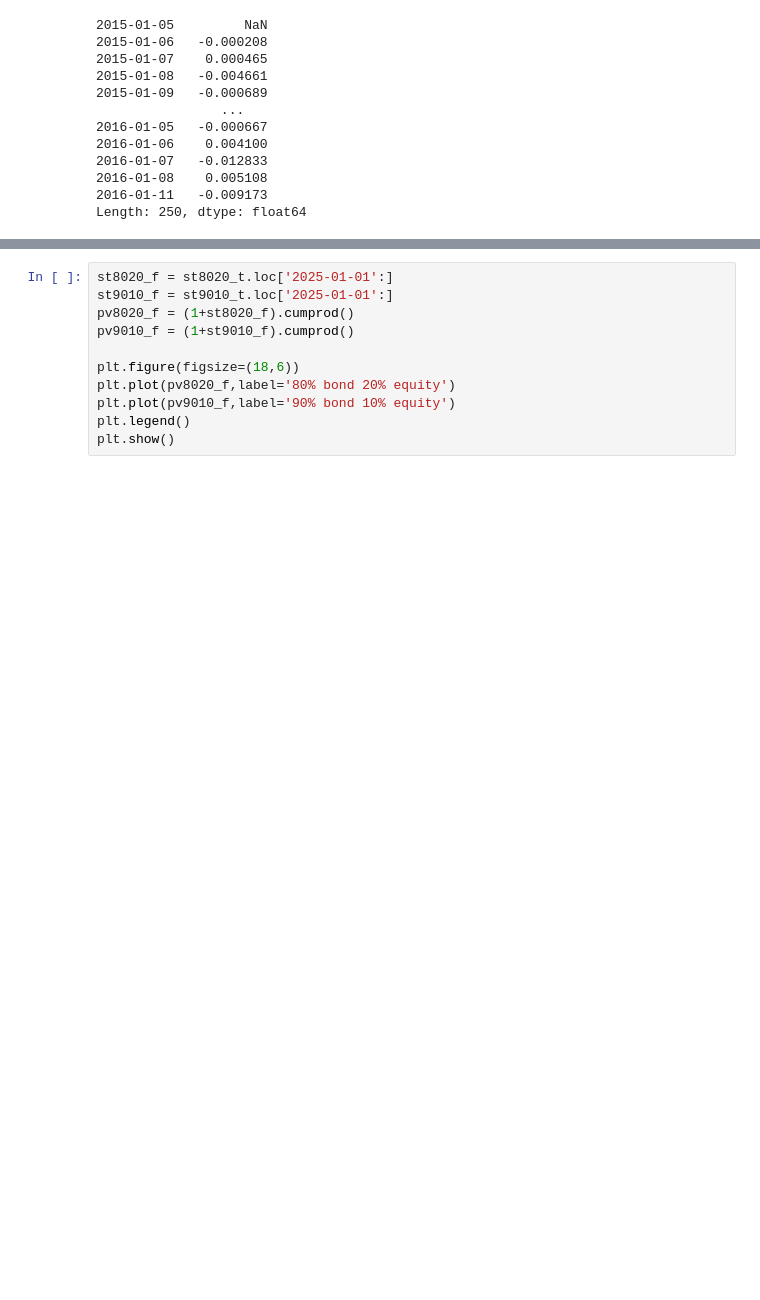
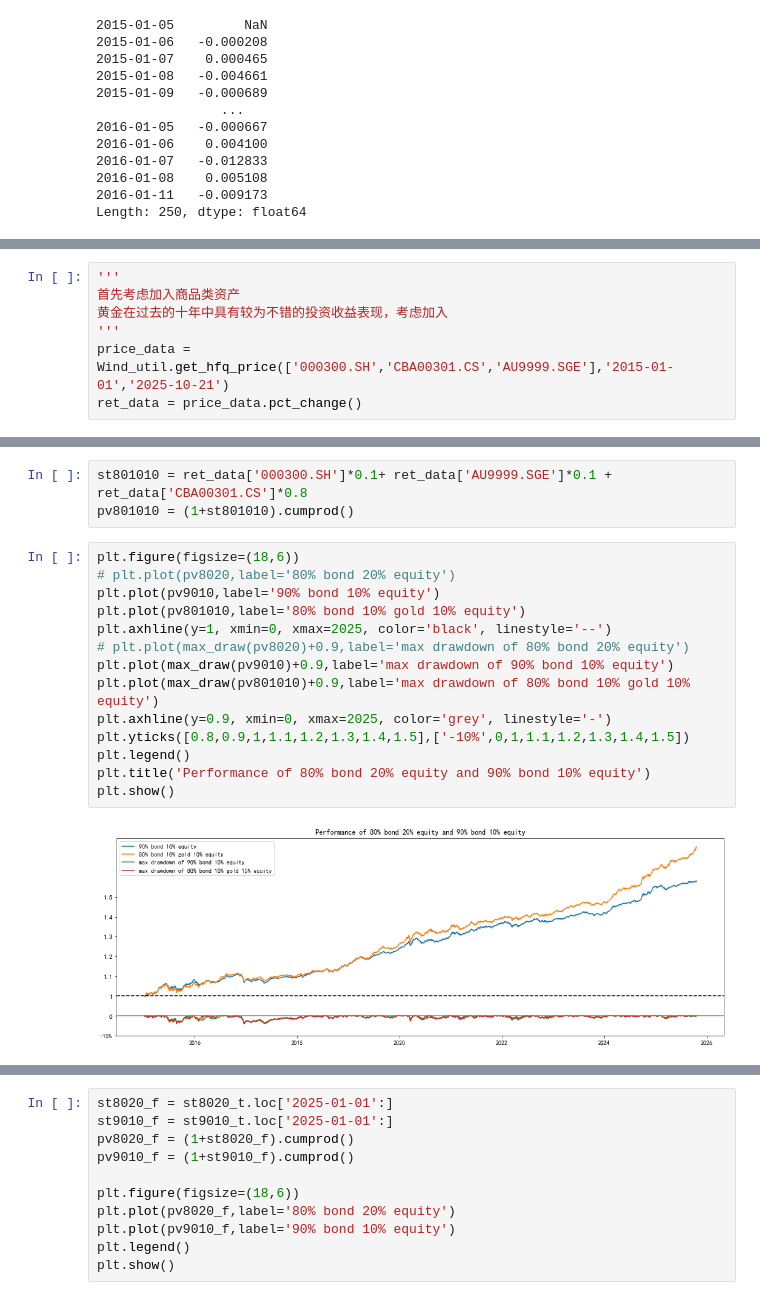
Before and after one commit to nurhachar-sibei/-----, a Jupyter notebook: 低利率时代投资研究.ipynb, the cells around one changed output, grey strips where cells are left out. Cells and saved outputs as stored; diff of their text form; blank space fills up the shorter version.

```diff
--- a/低利率时代投资研究.ipynb
+++ b/低利率时代投资研究.ipynb
@@ -165,0 +208,7 @@ plt.show()
+# %%
+'''
+首先考虑加入商品类资产
+黄金在过去的十年中具有较为不错的投资收益表现，考虑加入
+'''
+price_data = Wind_util.get_hfq_price(['000300.SH','CBA00301.CS','AU9999.SGE'],'2015-01-01','2025-10-21')
+ret_data = price_data.pct_change()
@@ -165,0 +250,19 @@ plt.show()
+# %%
+st801010 = ret_data['000300.SH']*0.1+ ret_data['AU9999.SGE']*0.1 + ret_data['CBA00301.CS']*0.8
+pv801010 = (1+st801010).cumprod()
+# %%
+plt.figure(figsize=(18,6))
+# plt.plot(pv8020,label='80% bond 20% equity')
+plt.plot(pv9010,label='90% bond 10% equity')
+plt.plot(pv801010,label='80% bond 10% gold 10% equity')
+plt.axhline(y=1, xmin=0, xmax=2025, color='black', linestyle='--')
+# plt.plot(max_draw(pv8020)+0.9,label='max drawdown of 80% bond 20% equity')
+plt.plot(max_draw(pv9010)+0.9,label='max drawdown of 90% bond 10% equity')
+plt.plot(max_draw(pv801010)+0.9,label='max drawdown of 80% bond 10% gold 10% equity')
+plt.axhline(y=0.9, xmin=0, xmax=2025, color='grey', linestyle='-')
+plt.yticks([0.8,0.9,1,1.1,1.2,1.3,1.4,1.5],['-10%',0,1,1.1,1.2,1.3,1.4,1.5])
+plt.legend()
+plt.title('Performance of 80% bond 20% equity and 90% bond 10% equity')
+plt.show()
+# %% [output]
+[figure, added]
```
Also changed, not shown: parts of 35 cells of this notebook, 1 other file.
